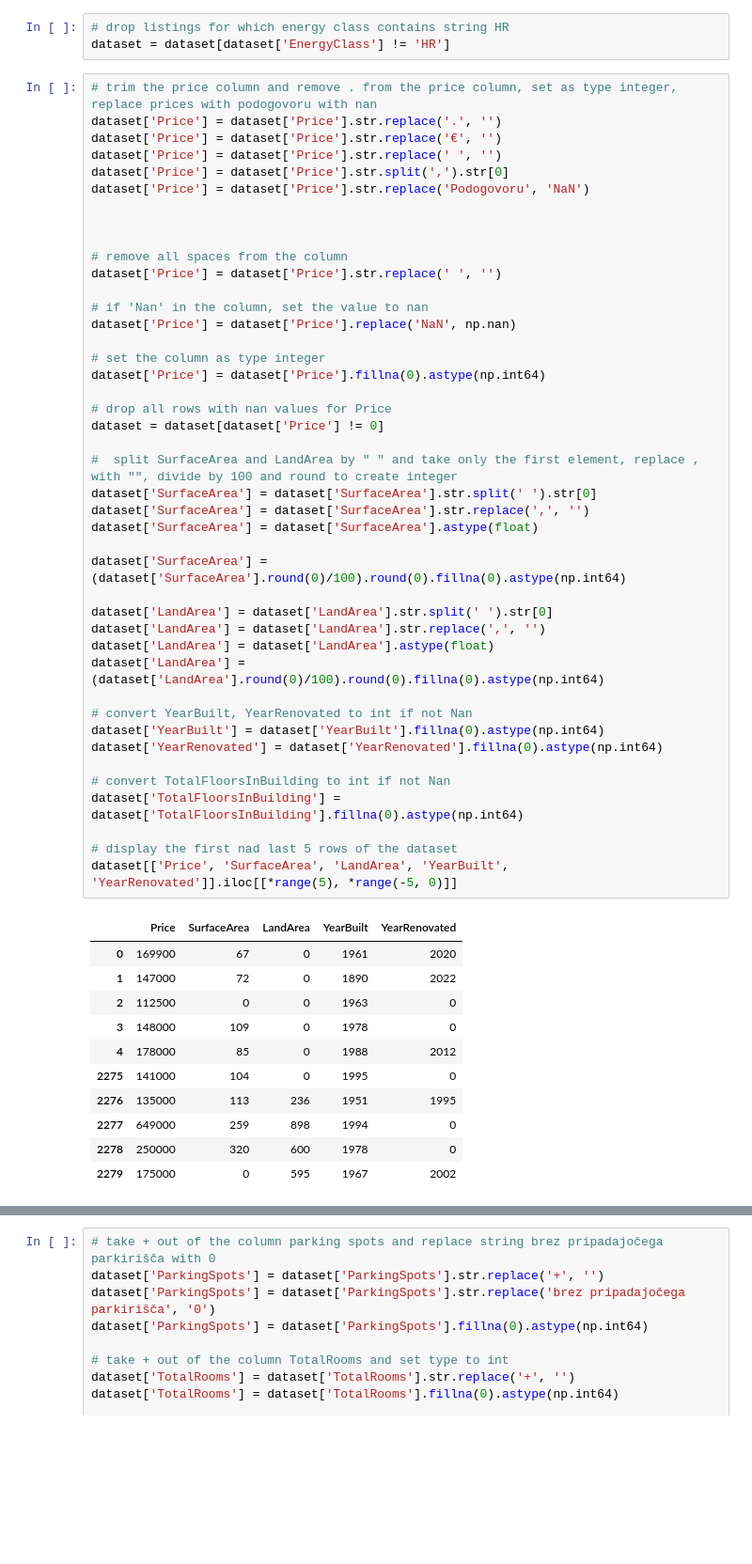
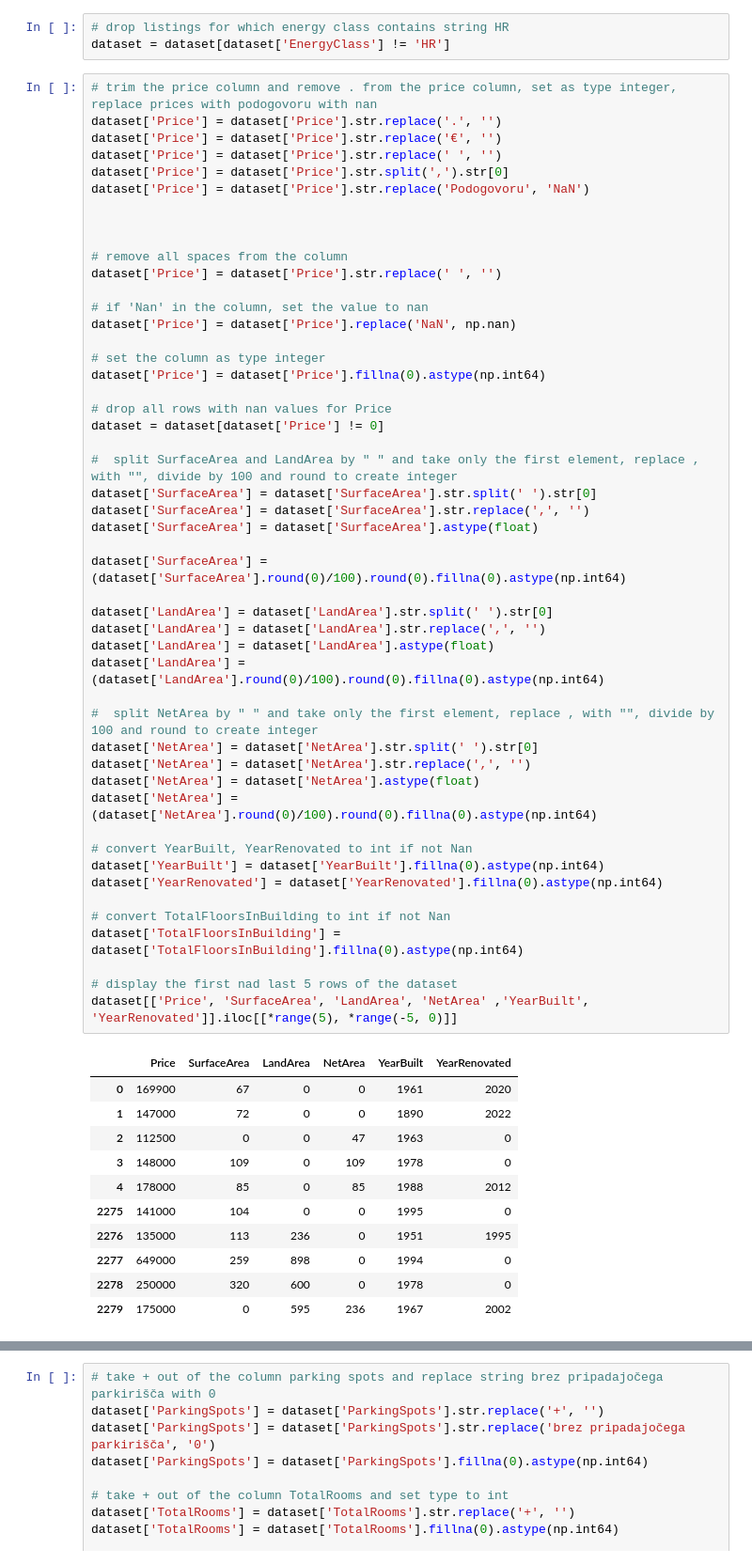
Before and after one commit to jbrlek/Thesis_Real_estate_ML, a Jupyter notebook: deprecated/data_cleaning.ipynb, the cells around one changed output, grey strips where cells are left out. Shown at 94% size. Drawn from its saved outputs; the diff is of its cells as text; blank space fills up the shorter version.

```diff
--- a/data_cleaning.ipynb
+++ b/deprecated/data_cleaning.ipynb
@@ -196,42 +211,48 @@ dataset['Price'] = dataset['Price'].str.replace(' ', '')
 # if 'Nan' in the column, set the value to nan
 dataset['Price'] = dataset['Price'].replace('NaN', np.nan)
 
 # set the column as type integer
 dataset['Price'] = dataset['Price'].fillna(0).astype(np.int64)
 
 # drop all rows with nan values for Price
 dataset = dataset[dataset['Price'] != 0]
 
 #  split SurfaceArea and LandArea by " " and take only the first element, replace , with "", divide by 100 and round to create integer
 dataset['SurfaceArea'] = dataset['SurfaceArea'].str.split(' ').str[0]
 dataset['SurfaceArea'] = dataset['SurfaceArea'].str.replace(',', '')
 dataset['SurfaceArea'] = dataset['SurfaceArea'].astype(float)
 
 dataset['SurfaceArea'] = (dataset['SurfaceArea'].round(0)/100).round(0).fillna(0).astype(np.int64)
 
 dataset['LandArea'] = dataset['LandArea'].str.split(' ').str[0]
 dataset['LandArea'] = dataset['LandArea'].str.replace(',', '')
 dataset['LandArea'] = dataset['LandArea'].astype(float)
 dataset['LandArea'] = (dataset['LandArea'].round(0)/100).round(0).fillna(0).astype(np.int64)
 
+#  split NetArea by " " and take only the first element, replace , with "", divide by 100 and round to create integer
+dataset['NetArea'] = dataset['NetArea'].str.split(' ').str[0]
+dataset['NetArea'] = dataset['NetArea'].str.replace(',', '')
+dataset['NetArea'] = dataset['NetArea'].astype(float)
+dataset['NetArea'] = (dataset['NetArea'].round(0)/100).round(0).fillna(0).astype(np.int64)
+
 # convert YearBuilt, YearRenovated to int if not Nan
 dataset['YearBuilt'] = dataset['YearBuilt'].fillna(0).astype(np.int64)
 dataset['YearRenovated'] = dataset['YearRenovated'].fillna(0).astype(np.int64)
 
 # convert TotalFloorsInBuilding to int if not Nan
 dataset['TotalFloorsInBuilding'] = dataset['TotalFloorsInBuilding'].fillna(0).astype(np.int64)
 
 # display the first nad last 5 rows of the dataset
-dataset[['Price', 'SurfaceArea', 'LandArea', 'YearBuilt', 'YearRenovated']].iloc[[*range(5), *range(-5, 0)]]
+dataset[['Price', 'SurfaceArea', 'LandArea', 'NetArea' ,'YearBuilt', 'YearRenovated']].iloc[[*range(5), *range(-5, 0)]]
 # %% [output]
-|  | Price | SurfaceArea | LandArea | YearBuilt | YearRenovated |
-| 0 | 169900 | 67 | 0 | 1961 | 2020 |
-| 1 | 147000 | 72 | 0 | 1890 | 2022 |
-| 2 | 112500 | 0 | 0 | 1963 | 0 |
-| 3 | 148000 | 109 | 0 | 1978 | 0 |
-| 4 | 178000 | 85 | 0 | 1988 | 2012 |
-| 2275 | 141000 | 104 | 0 | 1995 | 0 |
-| 2276 | 135000 | 113 | 236 | 1951 | 1995 |
-| 2277 | 649000 | 259 | 898 | 1994 | 0 |
-| 2278 | 250000 | 320 | 600 | 1978 | 0 |
-| 2279 | 175000 | 0 | 595 | 1967 | 2002 |
+|  | Price | SurfaceArea | LandArea | NetArea | YearBuilt | YearRenovated |
+| 0 | 169900 | 67 | 0 | 0 | 1961 | 2020 |
+| 1 | 147000 | 72 | 0 | 0 | 1890 | 2022 |
+| 2 | 112500 | 0 | 0 | 47 | 1963 | 0 |
+| 3 | 148000 | 109 | 0 | 109 | 1978 | 0 |
+| 4 | 178000 | 85 | 0 | 85 | 1988 | 2012 |
+| 2275 | 141000 | 104 | 0 | 0 | 1995 | 0 |
+| 2276 | 135000 | 113 | 236 | 0 | 1951 | 1995 |
+| 2277 | 649000 | 259 | 898 | 0 | 1994 | 0 |
+| 2278 | 250000 | 320 | 600 | 0 | 1978 | 0 |
+| 2279 | 175000 | 0 | 595 | 236 | 1967 | 2002 |
```
Also changed, not shown: parts of 5 cells of this notebook, 27 other files.
